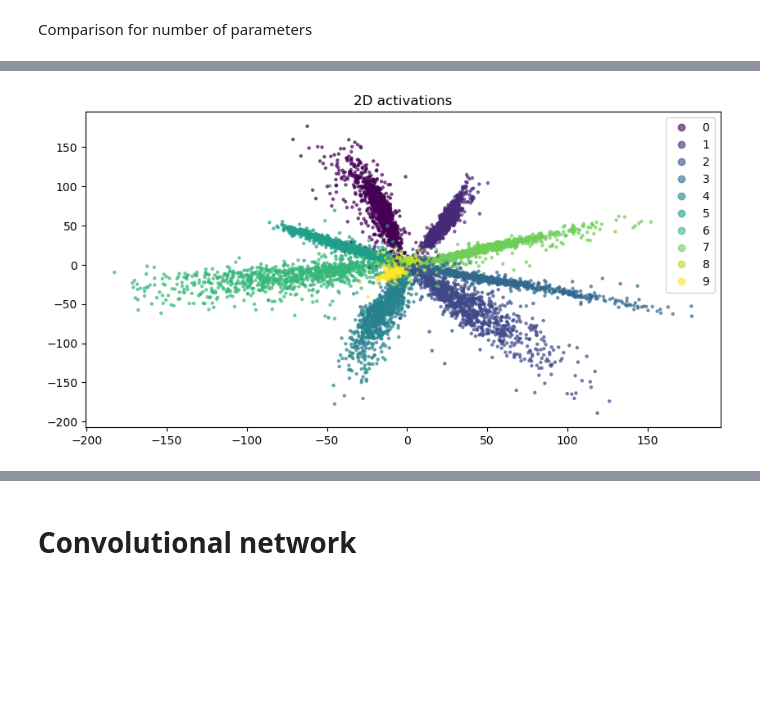
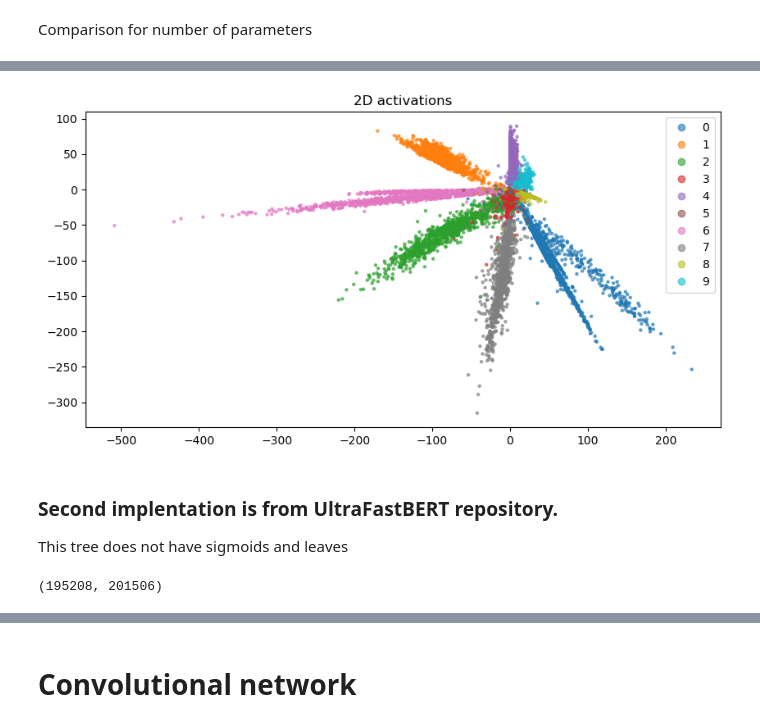
Before and after one commit to ssslakter/FastFF, a Jupyter notebook: nbs/00_mnist.ipynb, the cells around one changed output, grey strips where cells are left out. Cells and saved outputs as stored; diff of their text form; code cells hidden in the pictures; blank space fills up the shorter version.

```diff
--- a/nbs/00_mnist.ipynb
+++ b/nbs/00_mnist.ipynb
@@ -215,9 +159,11 @@ learn.fit_one_cycle(10, lr_max=2e-2)
 # %%
 act = Activations2D(model_fff[-3])
 learn.get_preds(dl = dls.valid, cbs=act);
+act.show_acts(figsize=(10,5), cmap='tab10')
 # %% [output]
 [interactive output not drawn]
+[figure, added]
-# %%
-act.show_acts(figsize=(10,5))
-# %% [output]
-[figure, removed]
+# %% [markdown]
+### Second implentation is from UltraFastBERT repository.
+
+This tree does not have sigmoids and leaves
@@ -223,0 +232,4 @@ act.show_acts(figsize=(10,5))
+# %%
+num_params(model_fff2), num_params(model_ff)
+# %% [output]
+(195208, 201506)
```
Also changed, not shown: parts of 19 cells of this notebook, 1 other file.
